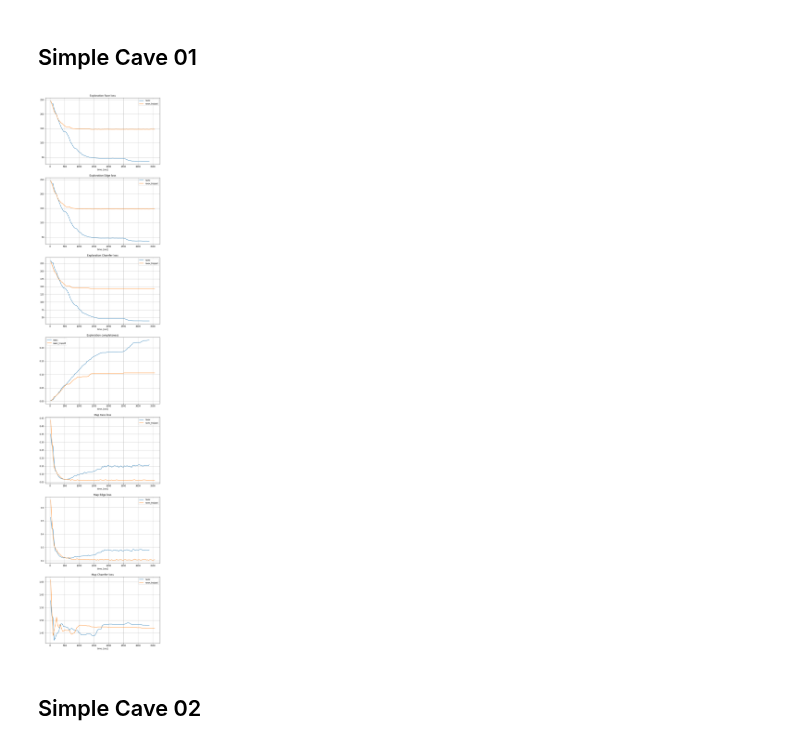
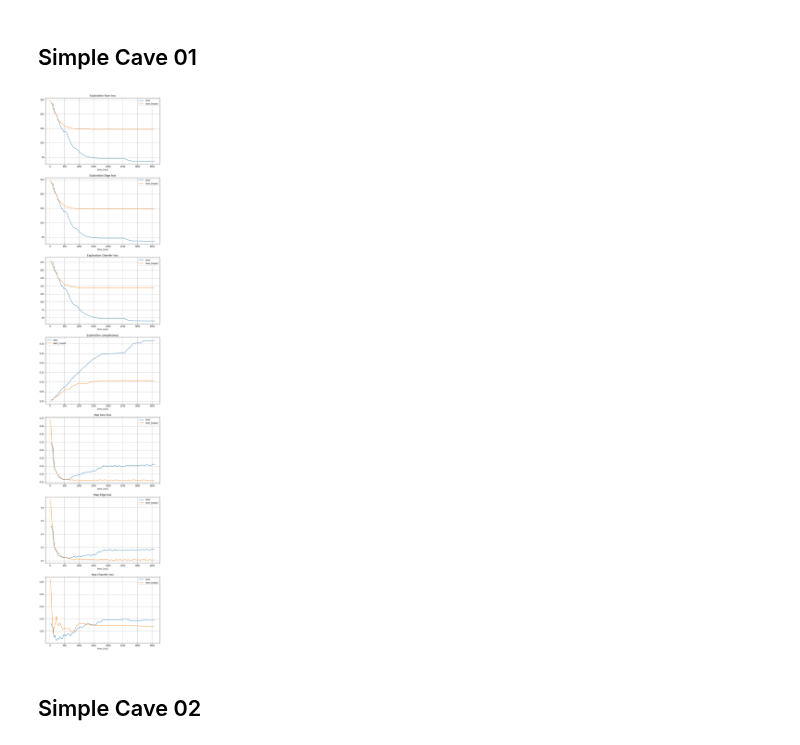
Before and after one commit to tpet/rpz_planning, a Jupyter notebook: notebooks/metrics_xls_parser.ipynb, the cells around one changed output. Drawn from its saved outputs; the diff is of its cells as text; code cells hidden in the pictures.

```diff
--- a/data/results/results_parser.ipynb
+++ b/notebooks/metrics_xls_parser.ipynb
@@ -6,23 +6,24 @@ import os
 # %% [markdown]
 ## Simple Cave 01
 # %%
-PATH = './simple_cave_01/'
-data = pd.read_excel(os.path.join(PATH, 'simple_cave_01_1001.013674807.xls'))
+PATH = '../data/results/simple_cave_01/'
+# data = pd.read_excel(os.path.join(PATH, 'simple_cave_01_1001.013674807.xls'))
+data = pd.read_excel(os.path.join(PATH, 'simple_cave_01_25405.682570885.xls'))
 data_trajopt = pd.read_excel(os.path.join(PATH, 'simple_cave_01_2398.948488391.xls'))
 
-metrics = [key for key in data if not 'Time stamp' in key]
+metrics = [key for key in data_trajopt if not 'Time stamp' in key]
 
 plt.figure(figsize=(10, 7*len(metrics)))
 for i, metric in enumerate(metrics):
     plt.subplot(len(metrics), 1, i+1)
     plt.title(metric)
     plt.plot(data['Time stamp'], data[metric], label='naex')
     plt.plot(data_trajopt['Time stamp'], data_trajopt[metric], label='naex_trajopt')
     plt.grid()
     plt.xlabel('time, [sec]')
     plt.legend();
 # %% [output]
-[figure, old version]
+[figure, new version]
 # %% [markdown]
 ## Simple Cave 02
 # %%
```
Also changed, not shown: parts of 4 cells of this notebook, 5 other files.
